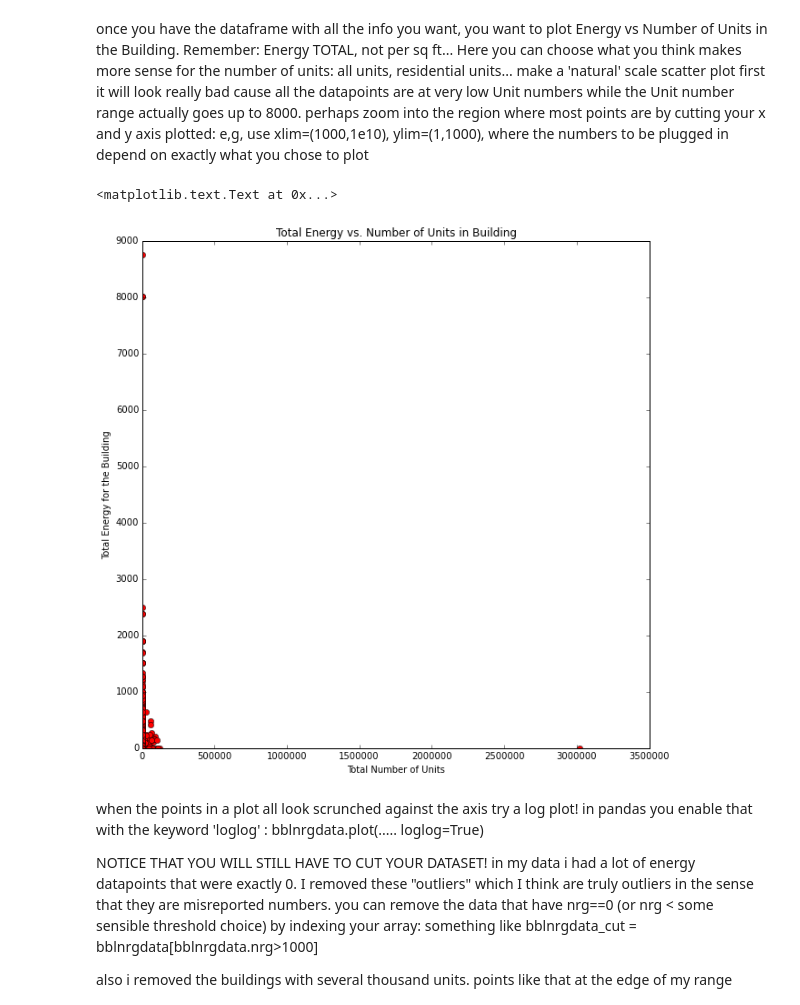
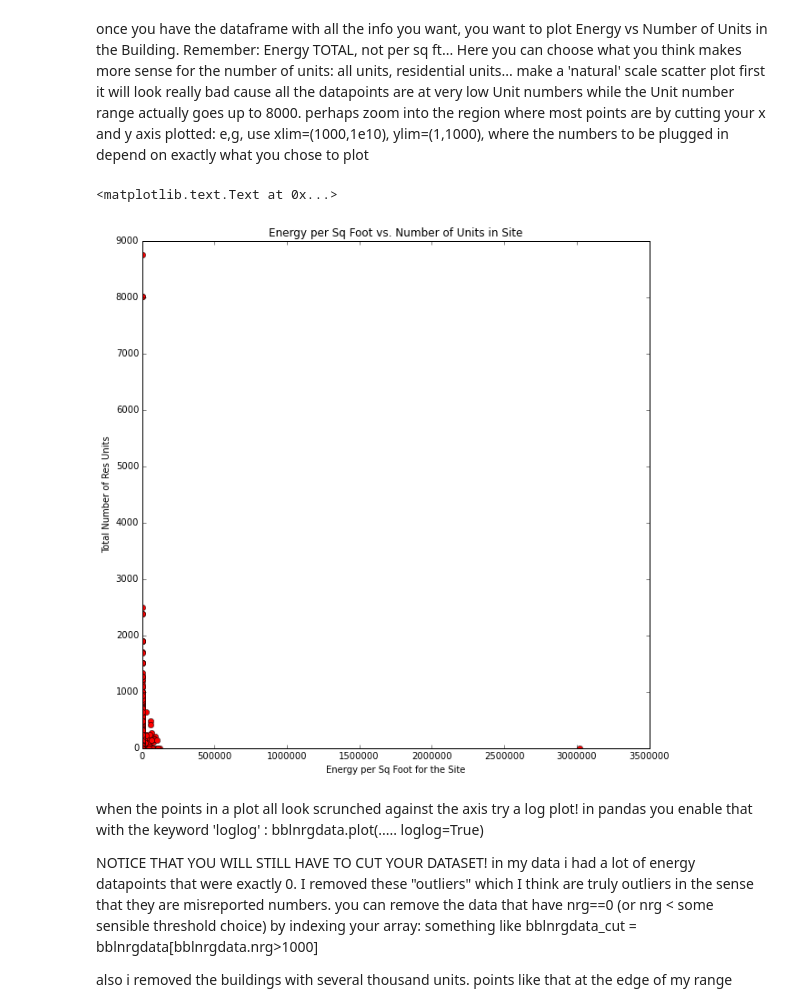
Before and after one commit to michellemho/PUI2015_mmh555, a Jupyter notebook: HW5/building_nrg_instructions.ipynb, the cells around one changed output. Cells and saved outputs as stored; diff of their text form; code cells hidden in the pictures.

```diff
--- a/HW5/building_nrg_instructions.ipynb
+++ b/HW5/building_nrg_instructions.ipynb
@@ -130,9 +130,16 @@ for i in bsize['UnitsRes']:
     indx3.append(canconvert(i))
 index3 = np.array(indx3)
 arrayUnitsRes = np.array(bsize['UnitsRes'])
+
+indx4=[]
+for i in nrg['Reported Property Floor Area (Building(s)) (ft\xc2\xb2)']:
+    indx4.append(canconvert(i))
+index4=np.array(indx4)
+arrayFloorArea=np.array(nrg['Reported Property Floor Area (Building(s)) (ft\xc2\xb2)'])
 # %%
 nrg['Site EUI(kBtu/ft2)'][~index]=float('NaN')
-bsize['UnitsRes'][~index2]=float('NaN')
+bsize['UnitsRes'][~index3]=float('NaN')
+nrg['Reported Property Floor Area (Building(s)) (ft\xc2\xb2)'][~index4]=float('NaN')
 # %% [output]
 A value is trying to be set on a copy of a slice from a DataFrame
 
@@ -201,8 +207,11 @@ Index([u'NYC Borough, Block, and Lot (BBL)', u'Co-reported BBL Status',
 #UnitData= pd.DataFrame(arrayUnitsRes)
 #print nrg.head(5)
 #print bsize.head(5)
+nrg['BBL'] = nrg['NYC Borough, Block, and Lot (BBL)'].astype(float)
 bblNRGdata = pd.merge(nrg,bsize, how = 'inner', on = 'BBL')
 print bblNRGdata.columns
+print bblNRGdata['UnitsRes'].max()
+print bblNRGdata['Site EUI(kBtu/ft2)'].max()
 # %% [output]
 Index([                  u'NYC Borough, Block, and Lot (BBL)',
                                     u'Co-reported BBL Status',
@@ -231,15 +240,15 @@ perhaps zoom into the region where most points are by cutting your x and y axis
 # %%
 #plot Energy vs. Number of Units in Building
 
 fig = figure(figsize = (10,10))
 ax = fig.add_subplot(111)
 ax.plot(bblNRGdata['Site EUI(kBtu/ft2)'], bblNRGdata['UnitsRes'], 'ro')
-plt.xlabel('Total Number of Units')
-plt.ylabel('Total Energy for the Building')
-plt.title('Total Energy vs. Number of Units in Building')
+plt.xlabel('Energy per Sq Foot for the Site')
+plt.ylabel('Total Number of Res Units')
+plt.title('Energy per Sq Foot vs. Number of Units in Site')
 # %% [output]
 <matplotlib.text.Text at 0x...>
-[figure, old version]
+[figure, new version]
 # %% [markdown]
 when the points in a plot all look scrunched against the axis try a log plot! in pandas you enable that with the keyword 'loglog' :
 bblnrgdata.plot(..... loglog=True)
```
Also changed, not shown: parts of 19 cells of this notebook.
